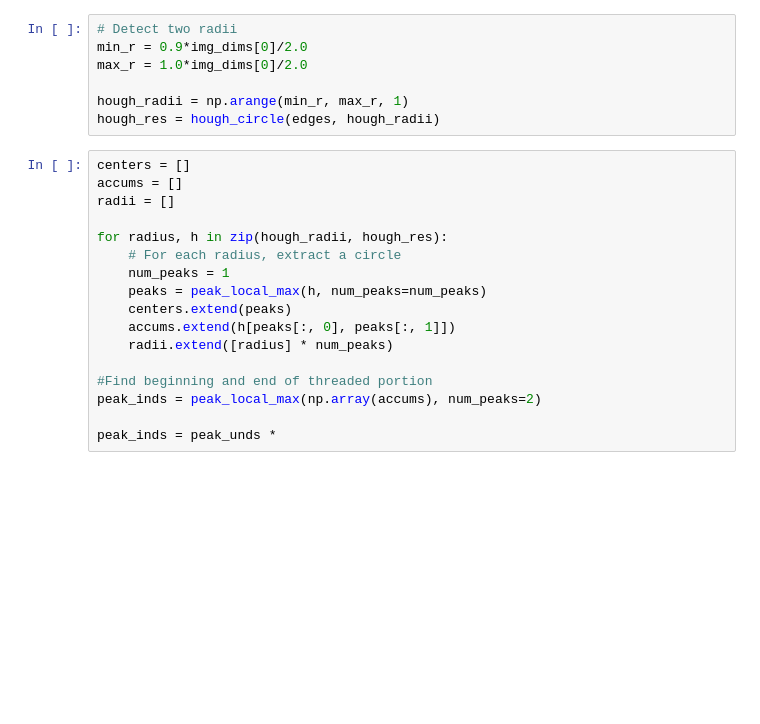
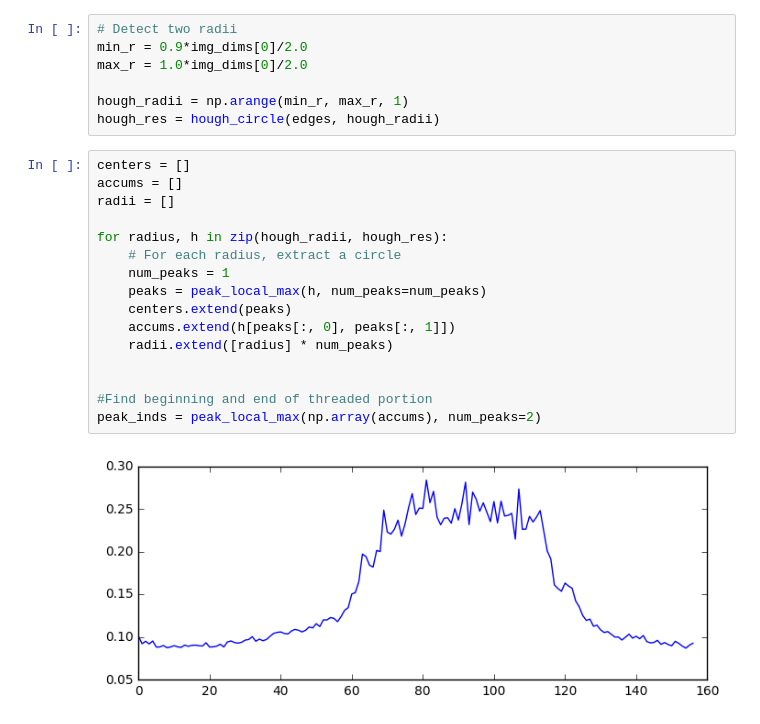
Before and after one commit to jpapon/seal_cup, a Jupyter notebook: seal_cup_testing.ipynb, the cells around one changed output. Cells and saved outputs as stored; diff of their text form; blank space fills up the shorter version.

```diff
--- a/seal_cup_testing.ipynb
+++ b/seal_cup_testing.ipynb
@@ -102,17 +45,18 @@ hough_res = hough_circle(edges, hough_radii)
 # %%
 centers = []
 accums = []
 radii = []
 
 for radius, h in zip(hough_radii, hough_res):
     # For each radius, extract a circle
     num_peaks = 1
     peaks = peak_local_max(h, num_peaks=num_peaks)
     centers.extend(peaks)
     accums.extend(h[peaks[:, 0], peaks[:, 1]])
     radii.extend([radius] * num_peaks)
 
+
 #Find beginning and end of threaded portion
 peak_inds = peak_local_max(np.array(accums), num_peaks=2)
-
-peak_inds = peak_unds *
+# %% [output]
+[figure, added]
```
Also changed, not shown: parts of 19 cells of this notebook.
